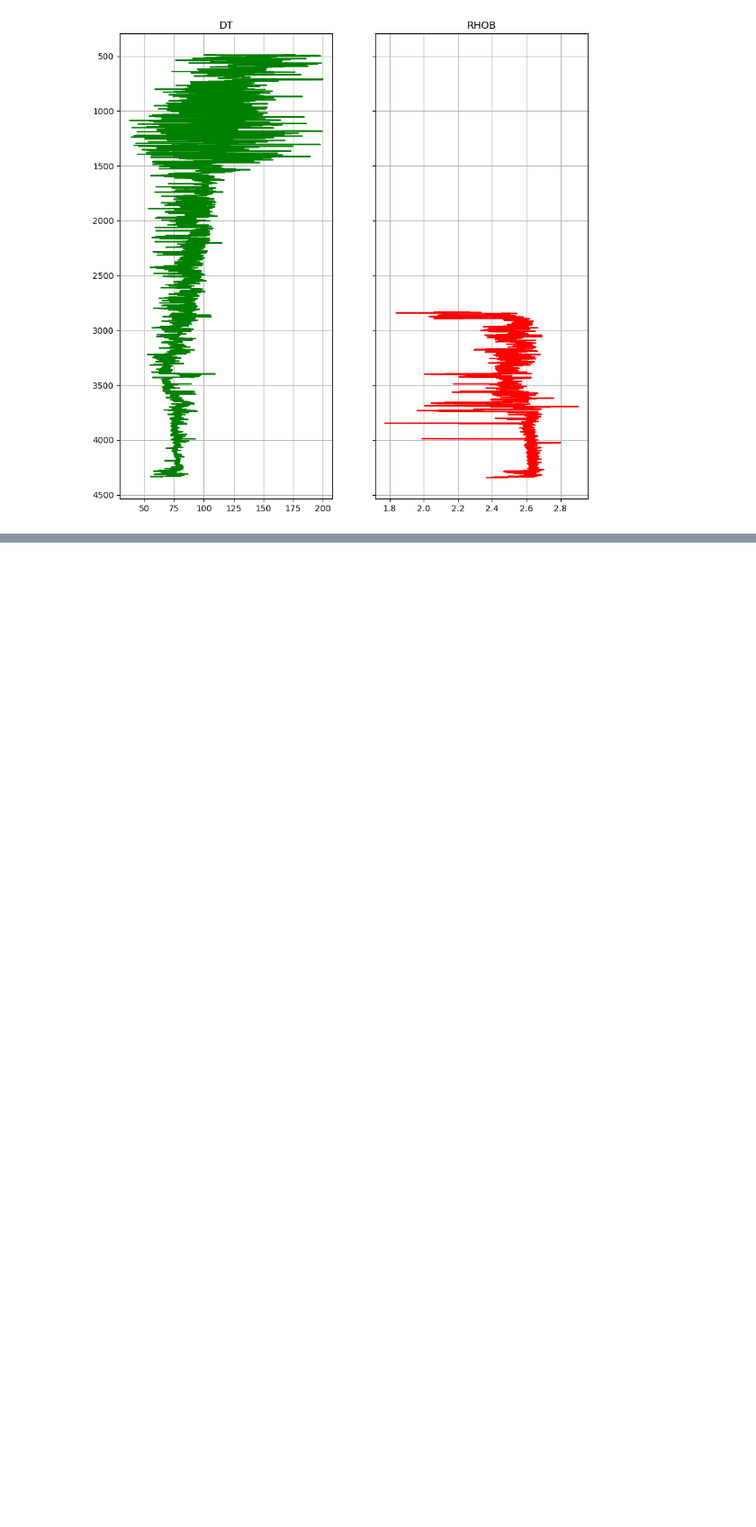
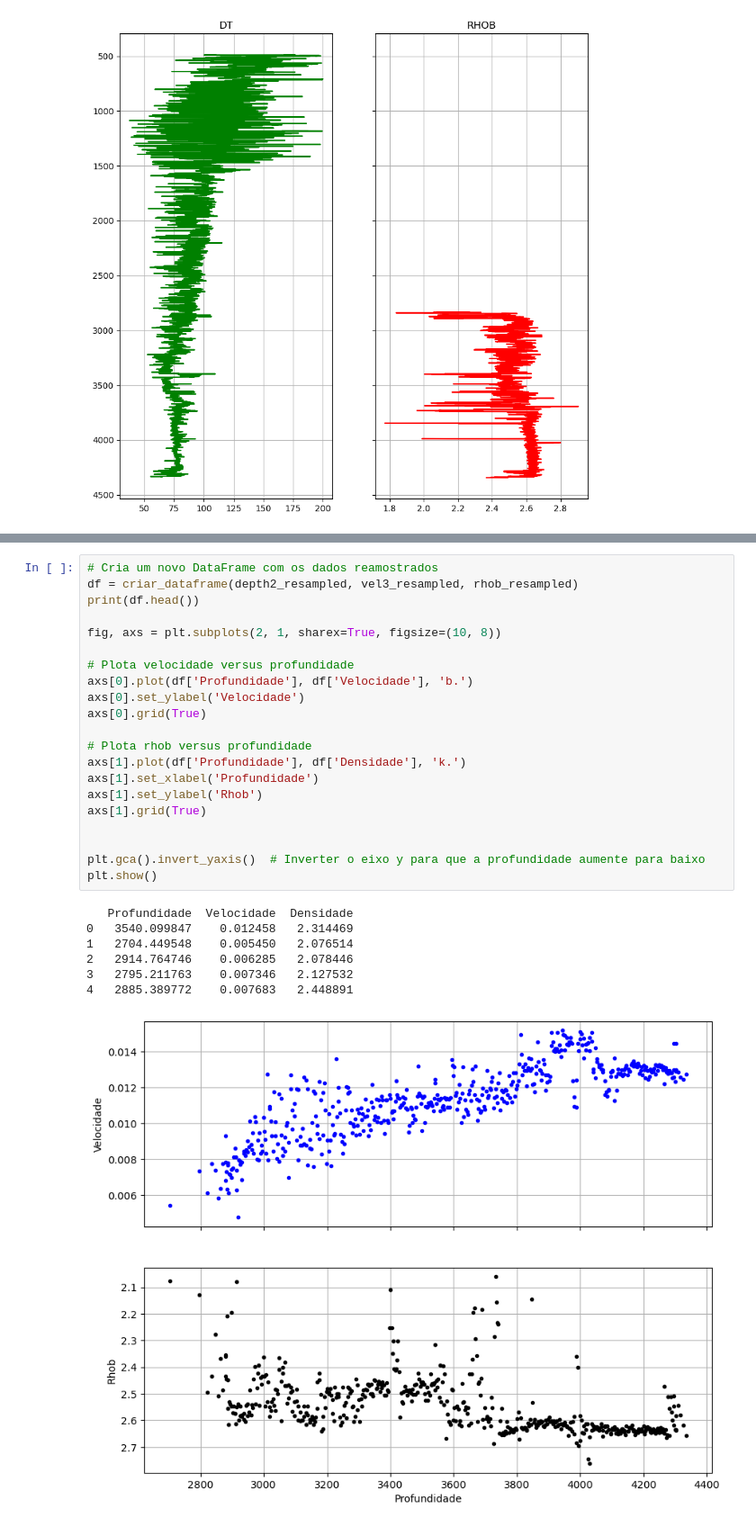
Before and after one commit to VictorCarreira/sismica, a Jupyter notebook: programs/sis1D.ipynb, the cells around one changed output, grey strips where cells are left out. Shown at 90% size. Cells and saved outputs as stored; diff of their text form; blank space fills up the shorter version.

```diff
--- a/programs/sis1D.ipynb
+++ b/programs/sis1D.ipynb
@@ -123,0 +391,29 @@ plt.show()
+# %%
+# Cria um novo DataFrame com os dados reamostrados
+df = criar_dataframe(depth2_resampled, vel3_resampled, rhob_resampled)
+print(df.head())
+
+fig, axs = plt.subplots(2, 1, sharex=True, figsize=(10, 8))
+
+# Plota velocidade versus profundidade
+axs[0].plot(df['Profundidade'], df['Velocidade'], 'b.')
+axs[0].set_ylabel('Velocidade')
+axs[0].grid(True)
+
+# Plota rhob versus profundidade
+axs[1].plot(df['Profundidade'], df['Densidade'], 'k.')
+axs[1].set_xlabel('Profundidade')
+axs[1].set_ylabel('Rhob')
+axs[1].grid(True)
+
+
+plt.gca().invert_yaxis()  # Inverter o eixo y para que a profundidade aumente para baixo
+plt.show()
+# %% [output]
+   Profundidade  Velocidade  Densidade
+0   3540.099847    0.012458   2.314469
+1   2704.449548    0.005450   2.076514
+2   2914.764746    0.006285   2.078446
+3   2795.211763    0.007346   2.127532
+4   2885.389772    0.007683   2.448891
+[figure, added]
```
Also changed, not shown: parts of 11 cells of this notebook.
